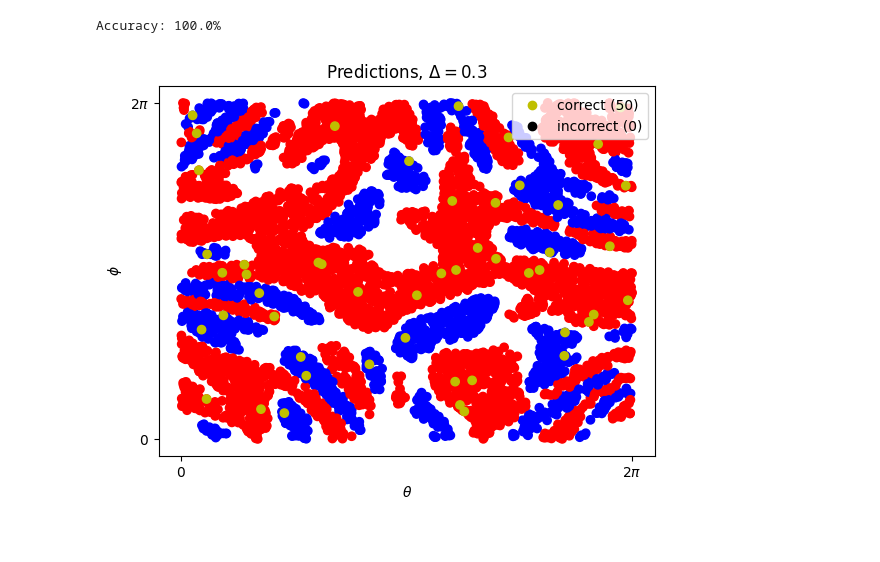
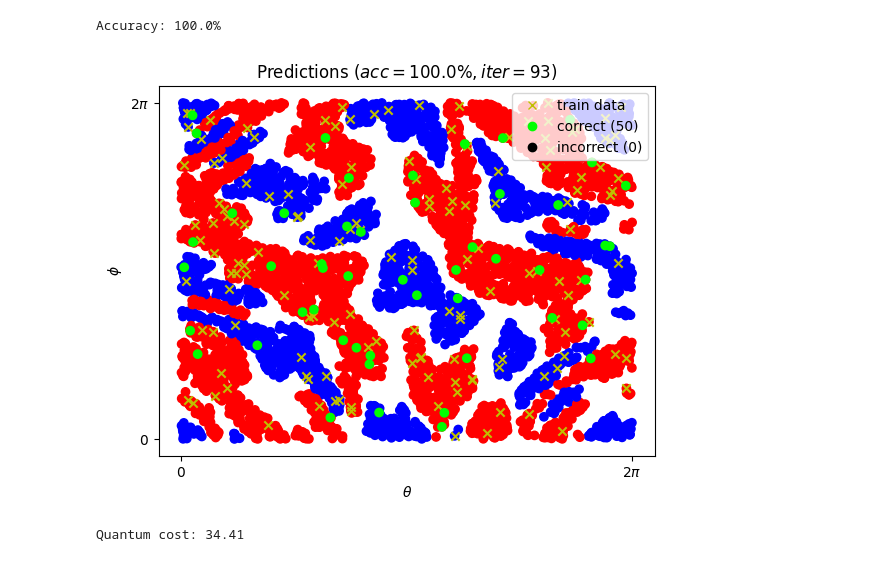
Before and after one commit to qBraid/HAQS-2022, a Jupyter notebook: qml-classifier-challenge/vqc_challenge.ipynb, the cells around one changed output. Cells and saved outputs as stored; diff of their text form; code cells hidden in the pictures.

```diff
--- a/qml-classifier-challenge/vqc_challenge.ipynb
+++ b/qml-classifier-challenge/vqc_challenge.ipynb
@@ -147,7 +151,7 @@ def powerset(iterable, mx):
 # %%
 n_wires = 2  # number of qubits
 S_size = 2  # number of interactions considered
-depth = 1  # number of layers in ansatz
+depth = 2  # number of layers in ansatz
 pset = powerset(range(n_wires), S_size)
 # %%
 def encode_data(x):
@@ -183,11 +191,11 @@ def feature_map(x):
             qml.Hadamard(wires=i)
 
         for i in range(n_wires):
-            qml.RZ(2 * x[i % 2], wires=i)
+            qml.RZ(-2 * x[i], wires=i)
 
         for s in pset:
             qml.CNOT(wires=s)
-            qml.RZ(2 * x[2], wires=s[1])
+            qml.RZ(-2 * x[-1], wires=s[-1])
             qml.CNOT(wires=s)
 # %% [markdown]
 ## Construct short-depth discriminator circuit $W(\theta)$
@@ -242,9 +258,9 @@ def circuit(params, x):
 
     return qml.probs(wires=range(n_wires))  # p(+1), p(-1)
 # %%
-shots = 500  # number of circuit executions
+shots = 200  # number of circuit executions
 
-dev_local = qml.device("default.qubit", wires=n_wires, shots=shots)
+dev_local = qml.device("lightning.qubit", wires=n_wires, shots=shots)
 
 qnode_local = qml.QNode(circuit, dev_local)
 # %%
@@ -414,7 +469,7 @@ dev_remote = qml.device(
     wires=20,
     parallel=True,
     max_parallel=20,
-    shots=500,
+    shots=1000,
 )
 
 qnode_remote = qml.QNode(circuit, dev_remote)
@@ -455,35 +510,44 @@ Accuracy: 100.0%
 # %%
 # Plot predictions
 preds_png = f"{VQC_OUT}/{TEAM_NAME}_preds.png"
 
-label_correct = mlines.Line2D(
-    [],
-    [],
-    color="none",
-    marker="o",
-    markerfacecolor="y",
-    markeredgecolor="y",
-    label=f"correct ({n_correct})",
-)
-label_incorrect = mlines.Line2D(
-    [],
-    [],
-    color="none",
-    marker="o",
-    markerfacecolor="k",
-    markeredgecolor="k",
-    label=f"incorrect ({n_incorrect})",
-)
+config = [
+    ('x', 'y', f'train data'),
+    ('o', 'lime', f'correct ({n_correct})'),
+    ('o', 'k', f'incorrect ({n_incorrect})'),
+]
 
-plt.scatter(xi, xj, marker="o", c=["r" if v == 1 else "b" for v in Ys])
-plt.scatter(xi_test, xj_test, c=["y" if v == 1 else "k" for v in preds])
+handles = [
+    mlines.Line2D(
+        [],
+        [],
+        color="none",
+        marker=marker,
+        markerfacecolor=color,
+        markeredgecolor=color,
+        label=label,
+    ) for marker, color, label in config
+]
+
+plt.scatter(xi, xj, marker="o", c=["r" if v == 1.0 else "b" for v in Ys])
+plt.scatter(xi_train, xj_train, marker="x", c="y", label='train')
+plt.scatter(xi_test, xj_test, c=["lime" if v else "k" for v in preds])
 plt.xticks([0, 2 * np.pi], [r"$0$", r"$2\pi$"])
 plt.yticks([0, 2 * np.pi], [r"$0$", r"$2\pi$"])
 plt.xlabel("$\\theta$")
 plt.ylabel("$\phi$")
-plt.legend(handles=[label_correct, label_incorrect], loc="upper right")
-plt.title(f"Predictions, $\Delta = {delta}$")
+plt.legend(handles=handles, loc="upper right")
+plt.title(f"Predictions ($acc = {accuracy * 100}\%, iter = {iter_current+1}$)")
 plt.savefig(preds_png)
 plt.show()
 # %% [output]
-[figure, old version]
+[figure, new version]
+# %%
+def get_quantum_cost(num_iter, batch_size, num_shots):
+    task_charge = num_iter * batch_size * 0.3                  # number of tasks??
+    shot_charge = num_iter * batch_size * num_shots * 0.00035  # number of shots??
+    return task_charge + shot_charge
+
+print(f'Quantum cost: {get_quantum_cost(iter_current+1, batch_size, shots)}')
+# %% [output]
+Quantum cost: 34.41
```
Also changed, not shown: parts of 12 cells of this notebook, 2 other files.
